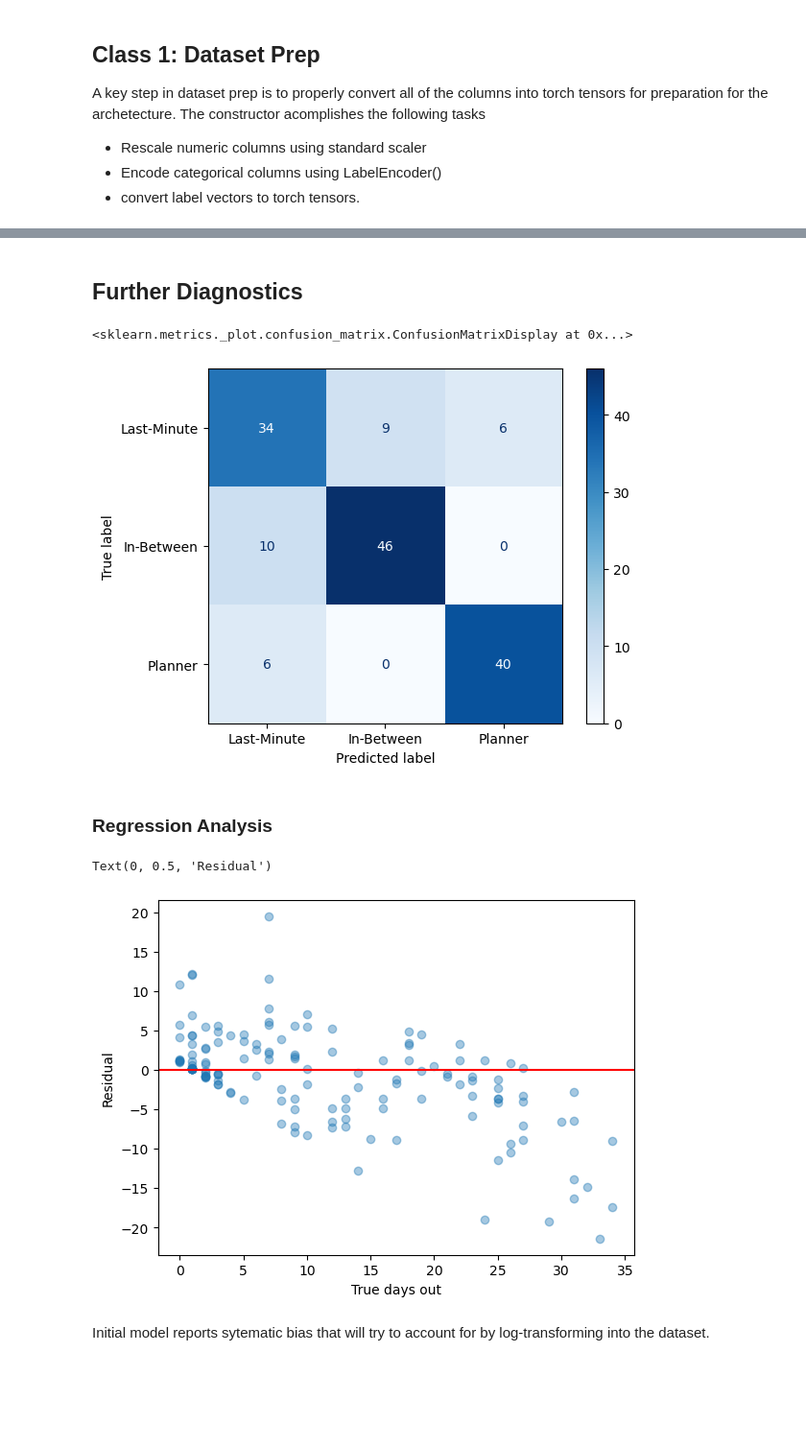
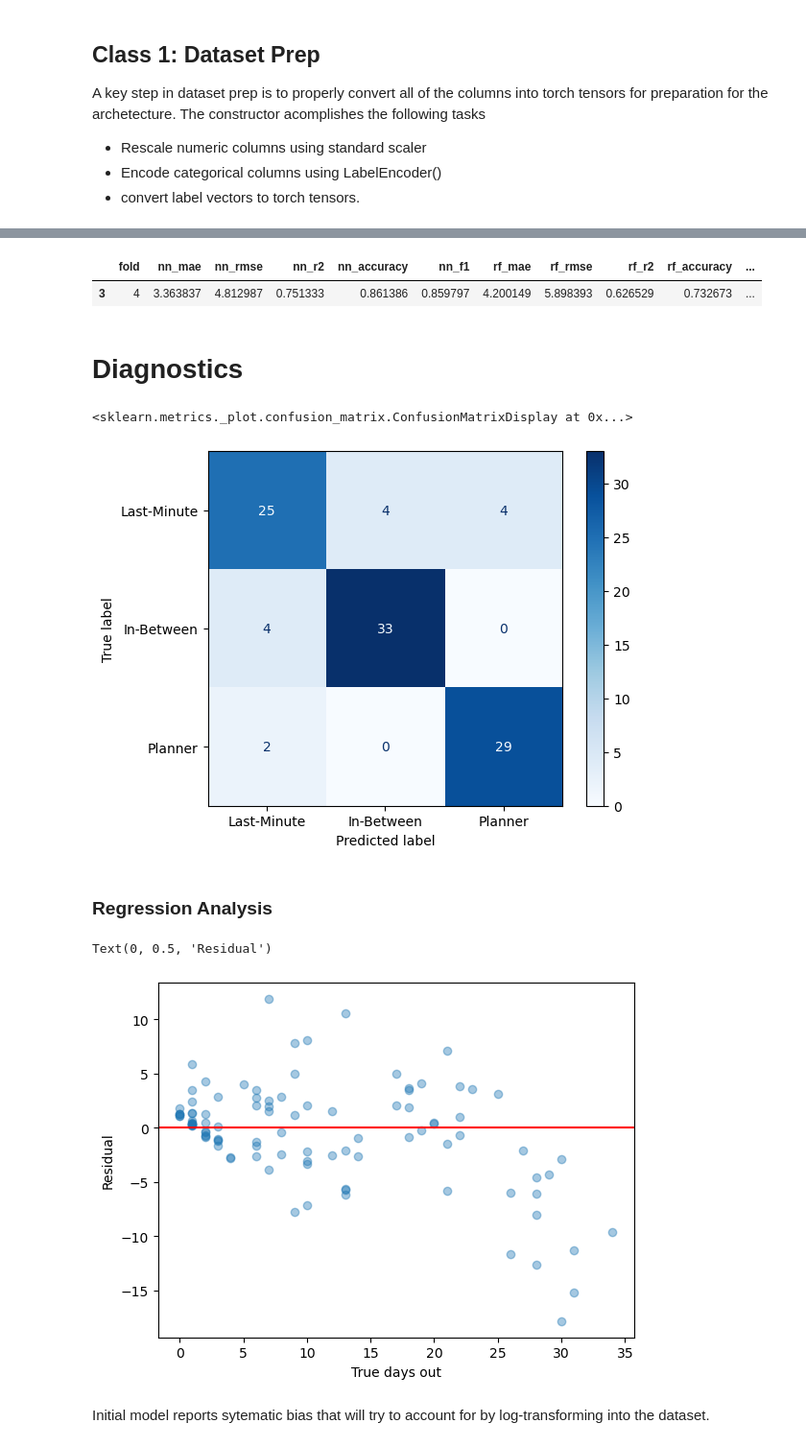
Before and after one commit to PRESTONKOU12/daen400_casestudies, a Jupyter notebook: 02_Basketball-Tickets-GSW/multi-task-model.ipynb, the cells around one changed output, grey strips where cells are left out. Shown at 96% size. Drawn from its saved outputs; the diff is of its cells as text; code cells hidden in the pictures; blank space fills up the shorter version.

Commit message:
Finished K-Fold CV For NN added additional chart for EDA section, need to finish documentation for network architecture then ready for submission

```diff
--- a/02_Basketball-Tickets-GSW/multi-task-model.ipynb
+++ b/02_Basketball-Tickets-GSW/multi-task-model.ipynb
@@ -249,3 +294,18 @@ def preprocess_dataframe(df_orig):
     return df
 
 DATA = preprocess_dataframe(DATA_ORIGINAL)
+
+# ----------------- Change to test different features -----------------------
+numeric_cols = ['Num_Tickets_Purchased', 'Age', 'Ticket_Price', 'Seat_Is_Upper', 'Fan_Mailing_List']
+categorical_cols = []
+
+# --- Labels ---
+reg_label='Days_Before_Game' #Regression Label
+clf_label = 'Customer_Type' #Categorical Label
+
+# ----------------------------------------------------------------------------
+
+
+X = DATA[numeric_cols + categorical_cols]
+y_reg = DATA[reg_label]
+y_clf = DATA[clf_label]
@@ -352,18 +311,0 @@ def report_metrics(reg_pred, reg_true, clf_pred, clf_true, label=""):
-# %%
-X_train = train_df[numeric_cols + categorical_cols]
-y_reg_train = train_df[reg_label]
-y_clf_train = train_df[clf_label]
-
-X_test = test_df[numeric_cols + categorical_cols]
-y_reg_test = test_df[reg_label]
-y_clf_test = test_df[clf_label]
-
-# ---------- Regression Model ------------
-regression_model = RandomForestRegressor()
-regression_model.fit(X_train, y_reg_train)
-reg_pred = regression_model.predict(X_test)
-
-# ---------- Classification Model --------
-classification_model = RandomForestClassifier()
-classification_model.fit(X_train, y_clf_train)
-clf_pred = classification_model.predict(X_test)
@@ -393,0 +318,5 @@ clf log_var: -0.4978407621383667
+# %%
+# --------- Training Parameters (CHANGE) --------
+num_splits = 10
+epochs = 50
+# -----------------------------------------------
@@ -394,21 +489,29 @@ clf log_var: -0.4978407621383667
+# %%
+best_fold = cv_results_df[cv_results_df['nn_accuracy'] == cv_results_df['nn_accuracy'].max()]
+display(best_fold)
+# %% [output]
+|  | fold | nn_mae | nn_rmse | nn_r2 | nn_accuracy | nn_f1 | rf_mae | rf_rmse | rf_r2 | rf_accuracy | ... |
+| 3 | 4 | 3.363837 | 4.812987 | 0.751333 | 0.861386 | 0.859797 | 4.200149 | 5.898393 | 0.626529 | 0.732673 | ... |
 # %% [markdown]
-## Further Diagnostics
+# Diagnostics
 # %%
-confusion_mat = confusion_matrix(c_true, c_pred)
-disp = ConfusionMatrixDisplay(confusion_matrix=confusion_mat, display_labels=list(DATA[clf_label].unique()))
+best_matrix = confusion_matricies[int(best_fold['fold'] - 1)]
+disp = ConfusionMatrixDisplay(confusion_matrix=best_matrix, display_labels=list(DATA[clf_label].unique()))
 disp.plot(cmap=plt.cm.Blues)
 # %% [output]
 <sklearn.metrics._plot.confusion_matrix.ConfusionMatrixDisplay at 0x...>
-[figure, old version]
+[figure, new version]
 # %% [markdown]
 ### Regression Analysis
 # %%
+best_reg = resid_plots[int(best_fold['fold'] - 1)]
+r_true, r_pred = best_reg[0], best_reg[1]
 plt.scatter(r_true, r_pred - r_true, alpha=0.4)
 plt.axhline(0, color='r')
 plt.xlabel('True days out')
 plt.ylabel('Residual')
 # %% [output]
 Text(0, 0.5, 'Residual')
-[figure, old version]
+[figure, new version]
 # %% [markdown]
 Initial model reports sytematic bias that will try to account for by log-transforming into the dataset.
```
Also changed, not shown: parts of 18 cells of this notebook, 1 other file.
